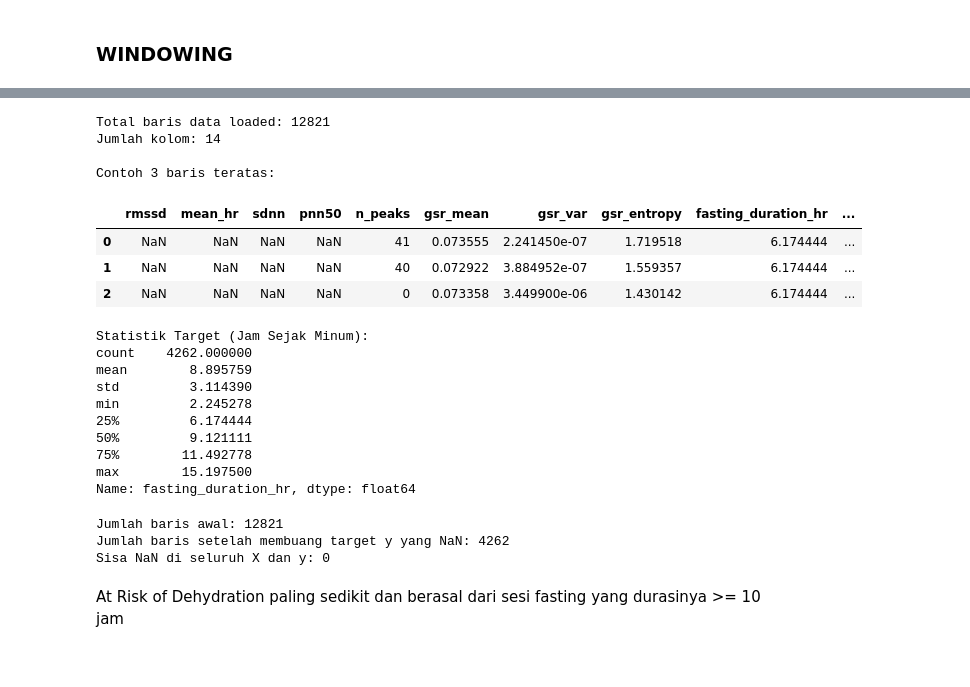
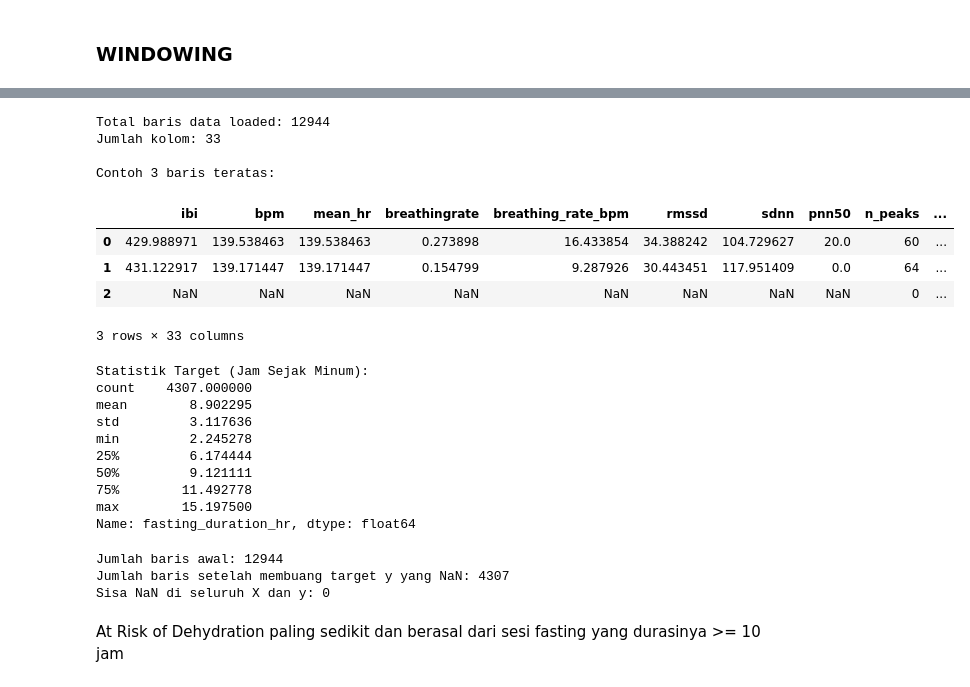
Before and after one commit to kharismapr/SEHAT-Smart-Electronic-based-Hydration-Analysis-and-Tracking, a Jupyter notebook: TRAIN_SEHAT_revisi.ipynb, the cells around one changed output, grey strips where cells are left out. Cells and saved outputs as stored; diff of their text form; code cells hidden in the pictures.

```diff
--- a/TRAIN_SEHAT_revisi.ipynb
+++ b/TRAIN_SEHAT_revisi.ipynb
@@ -1246,34 +1012,35 @@ Statistik Guardrail PPG: 9018 window (70.3%) di-drop karena noise/gerakan.
 # %%
 # Load dataset final yang baru saja kita simpan
-df = pd.read_csv("dataset_final_features.csv")
+df = pd.read_csv("dataset_final_features_reprocessed.csv")
 
 print(f"Total baris data loaded: {len(df)}")
 print("Jumlah kolom:", len(df.columns))
 print("\nContoh 3 baris teratas:")
 display(df.head(3))
 
 # Cek distribusi target regresi kita (fasting_duration_hr)
 print("\nStatistik Target (Jam Sejak Minum):")
 print(df['fasting_duration_hr'].describe())
 # %% [output]
-Total baris data loaded: 12821
-Jumlah kolom: 14
+Total baris data loaded: 12944
+Jumlah kolom: 33
 
 Contoh 3 baris teratas:
-|  | rmssd | mean_hr | sdnn | pnn50 | n_peaks | gsr_mean | gsr_var | gsr_entropy | fasting_duration_hr | ... |
-| 0 | NaN | NaN | NaN | NaN | 41 | 0.073555 | 2.241450e-07 | 1.719518 | 6.174444 | ... |
-| 1 | NaN | NaN | NaN | NaN | 40 | 0.072922 | 3.884952e-07 | 1.559357 | 6.174444 | ... |
-| 2 | NaN | NaN | NaN | NaN | 0 | 0.073358 | 3.449900e-06 | 1.430142 | 6.174444 | ... |
+|  | ibi | bpm | mean_hr | breathingrate | breathing_rate_bpm | rmssd | sdnn | pnn50 | n_peaks | ... |
+| 0 | 429.988971 | 139.538463 | 139.538463 | 0.273898 | 16.433854 | 34.388242 | 104.729627 | 20.0 | 60 | ... |
+| 1 | 431.122917 | 139.171447 | 139.171447 | 0.154799 | 9.287926 | 30.443451 | 117.951409 | 0.0 | 64 | ... |
+| 2 | NaN | NaN | NaN | NaN | NaN | NaN | NaN | NaN | 0 | ... |
-Statistik Target (Jam Sejak Minum):
-count    4262.000000
-mean        8.895759
-std         3.114390
-min         2.245278
-25%         6.174444
-50%         9.121111
-75%        11.492778
-max        15.197500
-Name: fasting_duration_hr, dtype: float64
+3 rows × 33 columns
+Statistik Target (Jam Sejak Minum):
+count    4307.000000
+mean        8.902295
+std         3.117636
+min         2.245278
+25%         6.174444
+50%         9.121111
+75%        11.492778
+max        15.197500
+Name: fasting_duration_hr, dtype: float64
 # %%
 # 1. Bersihkan dataframe dari baris yang target y-nya NaN
 df_clean = df.dropna(subset=['fasting_duration_hr']).copy()
@@ -1283,7 +1050,7 @@ print(f"Jumlah baris setelah membuang target y yang NaN: {len(df_clean)}")
 
 # 2. Definisikan ulang X, y, dan groups dari df_clean
 features_to_drop = ['subject_id', 'file', 'hydration_status', 'session_type', 'window_id', 'fasting_duration_hr']
-X = df_clean.drop(columns=[col for col in features_to_drop if col in df_clean.columns])
+X = df_clean[['gsr_mean', 'gsr_var', 'gsr_entropy', 'mean_hr', 'rmssd', 'sdnn', 'pnn50', 'n_peaks']].copy()
 y = df_clean['fasting_duration_hr']
 groups = df_clean['subject_id']
 
@@ -1295,8 +1062,8 @@ for col in ppg_cols:
 
 print(f"Sisa NaN di seluruh X dan y: {X.isna().sum().sum() + y.isna().sum()}")
 # %% [output]
-Jumlah baris awal: 12821
-Jumlah baris setelah membuang target y yang NaN: 4262
+Jumlah baris awal: 12944
+Jumlah baris setelah membuang target y yang NaN: 4307
 Sisa NaN di seluruh X dan y: 0
 # %% [markdown]
 At Risk of Dehydration paling sedikit dan berasal dari sesi fasting yang durasinya >= 10 jam
```
Also changed, not shown: parts of 41 cells of this notebook, 18 other files.
